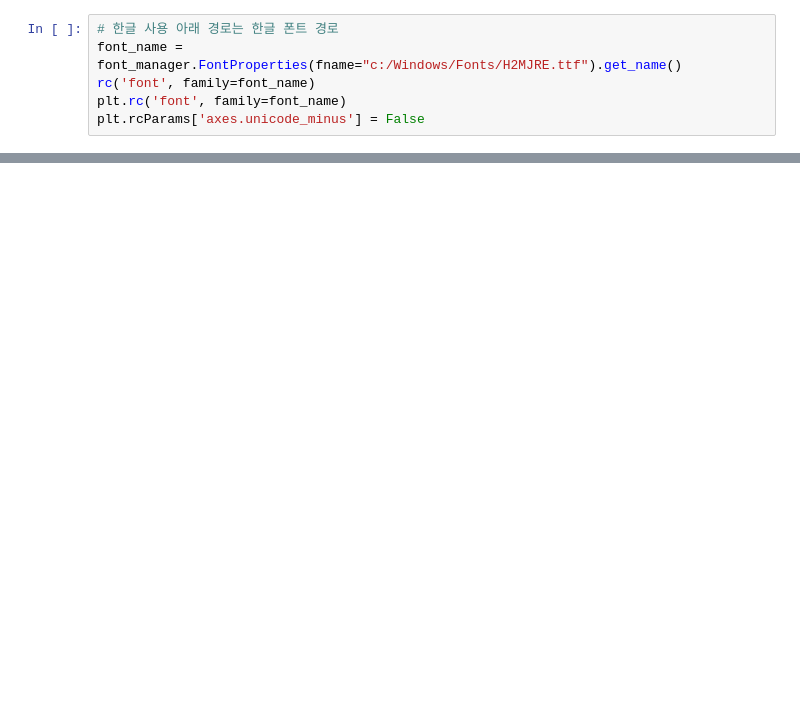
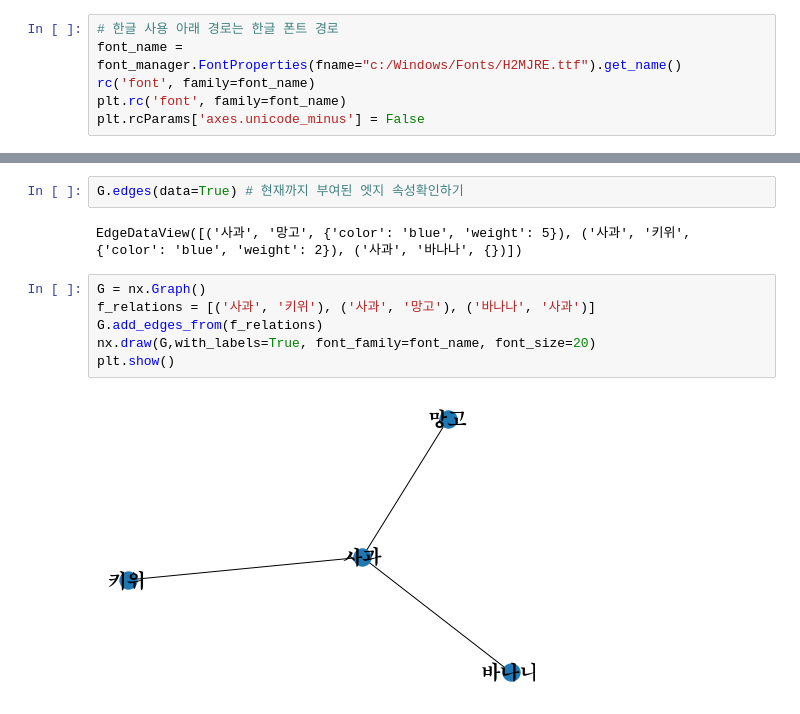
Before and after one commit to NinCastle/Text_analysis, a Jupyter notebook: Network_analysis.ipynb, the cells around one changed output, grey strips where cells are left out. Saved outputs shown, nothing was run; the diff lists cells and outputs as text; blank space fills up the shorter version.

```diff
--- a/Network_analysis.ipynb
+++ b/Network_analysis.ipynb
@@ -24,0 +86,12 @@ plt.show()
+# %%
+G.edges(data=True) # 현재까지 부여된 엣지 속성확인하기
+# %% [output]
+EdgeDataView([('사과', '망고', {'color': 'blue', 'weight': 5}), ('사과', '키위', {'color': 'blue', 'weight': 2}), ('사과', '바나나', {})])
+# %%
+G = nx.Graph()
+f_relations = [('사과', '키위'), ('사과', '망고'), ('바나나', '사과')]
+G.add_edges_from(f_relations)
+nx.draw(G,with_labels=True, font_family=font_name, font_size=20)
+plt.show()
+# %% [output]
+[figure, added]
```
Also changed, not shown: parts of 40 cells of this notebook.
